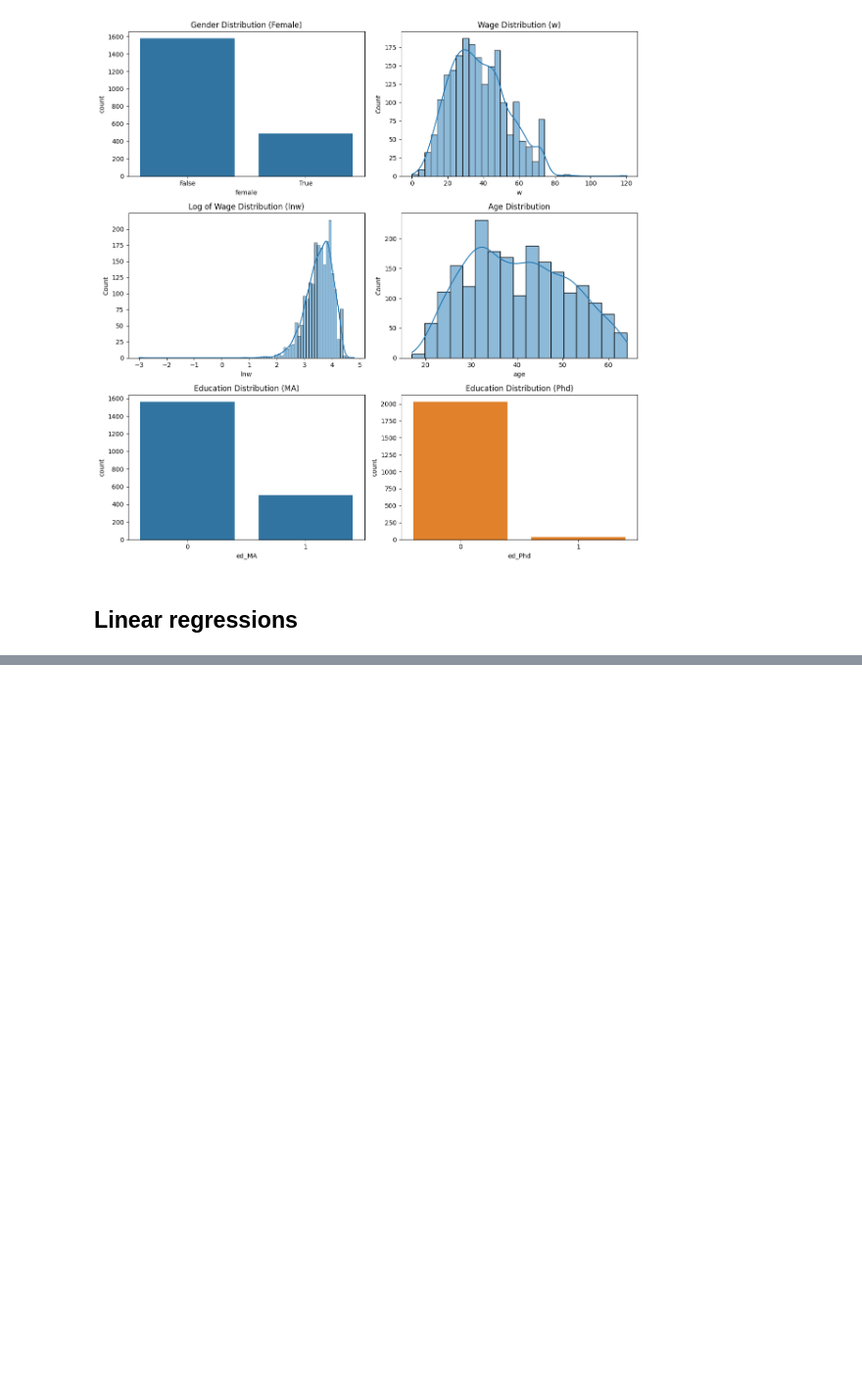
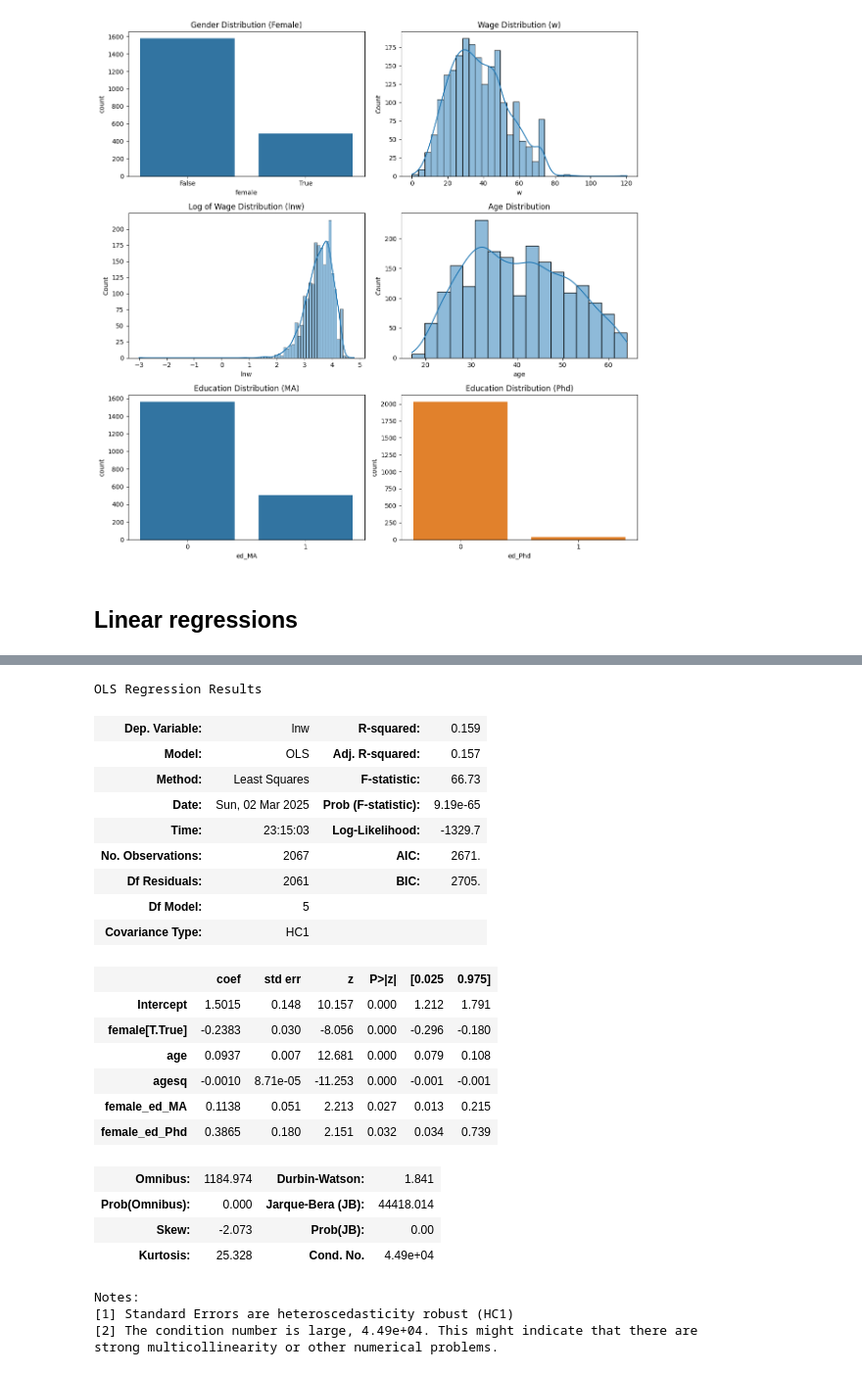
Before and after one commit to AssetKabdula/Prediction-with-Machine-Learning-for-Economists, a Jupyter notebook: Assignment_1/assignment_1.ipynb, the cells around one changed output, grey strips where cells are left out. Shown: that part at 98% size. Saved outputs shown, nothing was run; the diff lists cells and outputs as text; code cells hidden in the pictures; blank space fills up the shorter version.

```diff
--- a/Assignment_1/assignment_1.ipynb
+++ b/Assignment_1/assignment_1.ipynb
@@ -240,0 +258,29 @@ Coefficients: [-0.23324381  0.09349869 -0.0009759   0.11818857  0.40142368  0.05
+# %%
+reg3 = smf.ols(formula=model3, data=data).fit(cov_type="HC1")
+reg3.summary()
+# %% [output]
+OLS Regression Results
+| Dep. Variable: | lnw | R-squared: | 0.159 |
+| Model: | OLS | Adj. R-squared: | 0.157 |
+| Method: | Least Squares | F-statistic: | 66.73 |
+| Date: | Sun, 02 Mar 2025 | Prob (F-statistic): | 9.19e-65 |
+| Time: | 23:15:03 | Log-Likelihood: | -1329.7 |
+| No. Observations: | 2067 | AIC: | 2671. |
+| Df Residuals: | 2061 | BIC: | 2705. |
+| Df Model: | 5 |  |  |
+| Covariance Type: | HC1 |  |  |
+|  | coef | std err | z | P>|z| | [0.025 | 0.975] |
+| Intercept | 1.5015 | 0.148 | 10.157 | 0.000 | 1.212 | 1.791 |
+| female[T.True] | -0.2383 | 0.030 | -8.056 | 0.000 | -0.296 | -0.180 |
+| age | 0.0937 | 0.007 | 12.681 | 0.000 | 0.079 | 0.108 |
+| agesq | -0.0010 | 8.71e-05 | -11.253 | 0.000 | -0.001 | -0.001 |
+| female_ed_MA | 0.1138 | 0.051 | 2.213 | 0.027 | 0.013 | 0.215 |
+| female_ed_Phd | 0.3865 | 0.180 | 2.151 | 0.032 | 0.034 | 0.739 |
+| Omnibus: | 1184.974 | Durbin-Watson: | 1.841 |
+| Prob(Omnibus): | 0.000 | Jarque-Bera (JB): | 44418.014 |
+| Skew: | -2.073 | Prob(JB): | 0.00 |
+| Kurtosis: | 25.328 | Cond. No. | 4.49e+04 |
+Notes:
+[1] Standard Errors are heteroscedasticity robust (HC1)
+[2] The condition number is large, 4.49e+04. This might indicate that there are
+strong multicollinearity or other numerical problems.
```
Also changed, not shown: parts of 24 cells of this notebook.
